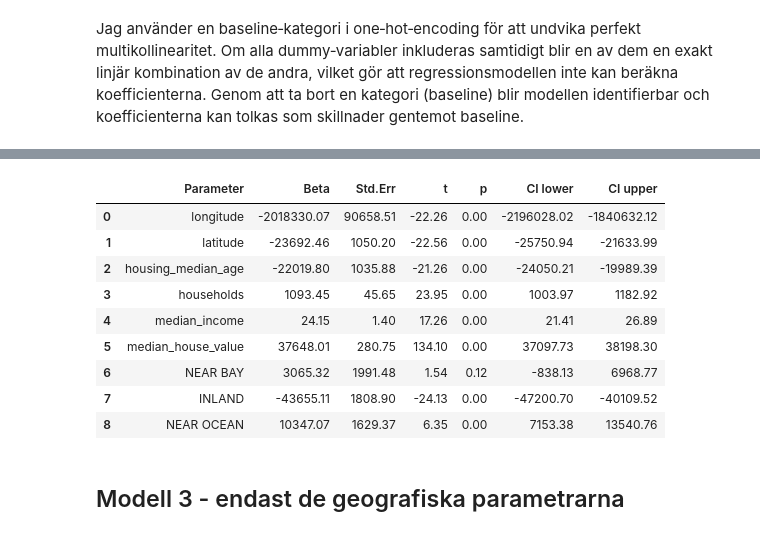
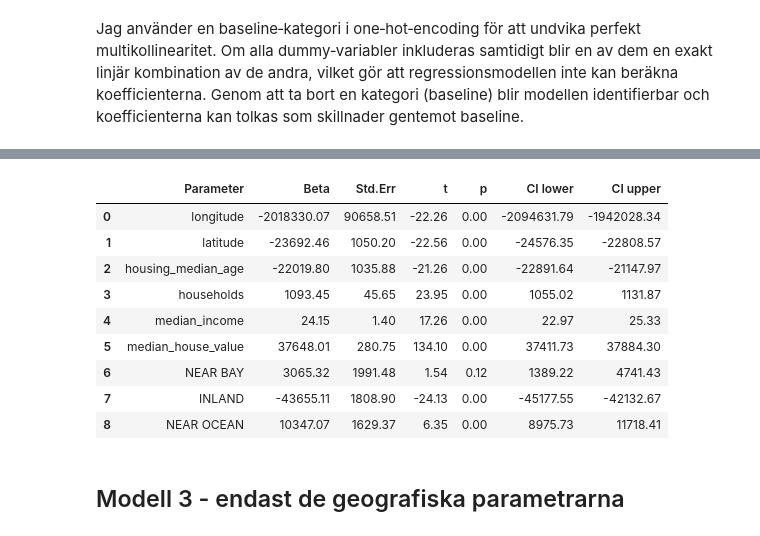
Before and after one commit to SebastianPetersson/Statistiska-metoder, a Jupyter notebook: Labb/Labb_notebook.ipynb, the cells around one changed output, grey strips where cells are left out. Saved outputs shown, nothing was run; the diff lists cells and outputs as text; code cells hidden in the pictures.

```diff
--- a/Labb/Labb_notebook.ipynb
+++ b/Labb/Labb_notebook.ipynb
@@ -181,27 +181,27 @@ df2.head()
 # %%
 X2 = df2.drop(columns=['median_house_value'])
 y = df2['median_house_value']
 param_names_2 = df2.columns.tolist()
 
-model_2 = LinearRegression()
+model_2 = LinearRegression(confidence_level=0.60)
 model_2.fit(X2, y)
 sum_mod2 = model_2.summary_basic('Model 2')
 sum_coef2 = model_2.summary_coef(param_names_2)
 display(sum_mod2)
 display(sum_coef2)
 # %% [output]
 |  | n | d | R2 | Variance | Standard deviation | rmse | F-statistic | P-value |
 | Model 2 summary | 20433 | 8 | 0.6128 | 5.161005e+09 | 71840.13 | 71840.13 | 4041.27 | 0.0 |
 |  | Parameter | Beta | Std.Err | t | p | CI lower | CI upper |
-| 0 | longitude | -2018330.07 | 90658.51 | -22.26 | 0.00 | -2196028.02 | -1840632.12 |
-| 1 | latitude | -23692.46 | 1050.20 | -22.56 | 0.00 | -25750.94 | -21633.99 |
-| 2 | housing_median_age | -22019.80 | 1035.88 | -21.26 | 0.00 | -24050.21 | -19989.39 |
-| 3 | households | 1093.45 | 45.65 | 23.95 | 0.00 | 1003.97 | 1182.92 |
-| 4 | median_income | 24.15 | 1.40 | 17.26 | 0.00 | 21.41 | 26.89 |
-| 5 | median_house_value | 37648.01 | 280.75 | 134.10 | 0.00 | 37097.73 | 38198.30 |
-| 6 | NEAR BAY | 3065.32 | 1991.48 | 1.54 | 0.12 | -838.13 | 6968.77 |
-| 7 | INLAND | -43655.11 | 1808.90 | -24.13 | 0.00 | -47200.70 | -40109.52 |
-| 8 | NEAR OCEAN | 10347.07 | 1629.37 | 6.35 | 0.00 | 7153.38 | 13540.76 |
+| 0 | longitude | -2018330.07 | 90658.51 | -22.26 | 0.00 | -2094631.79 | -1942028.34 |
+| 1 | latitude | -23692.46 | 1050.20 | -22.56 | 0.00 | -24576.35 | -22808.57 |
+| 2 | housing_median_age | -22019.80 | 1035.88 | -21.26 | 0.00 | -22891.64 | -21147.97 |
+| 3 | households | 1093.45 | 45.65 | 23.95 | 0.00 | 1055.02 | 1131.87 |
+| 4 | median_income | 24.15 | 1.40 | 17.26 | 0.00 | 22.97 | 25.33 |
+| 5 | median_house_value | 37648.01 | 280.75 | 134.10 | 0.00 | 37411.73 | 37884.30 |
+| 6 | NEAR BAY | 3065.32 | 1991.48 | 1.54 | 0.12 | 1389.22 | 4741.43 |
+| 7 | INLAND | -43655.11 | 1808.90 | -24.13 | 0.00 | -45177.55 | -42132.67 |
+| 8 | NEAR OCEAN | 10347.07 | 1629.37 | 6.35 | 0.00 | 8975.73 | 11718.41 |
 # %% [markdown]
 ## Modell 3 - endast de geografiska parametrarna
 # %% [markdown]
```
Also changed, not shown: parts of 3 cells of this notebook.
